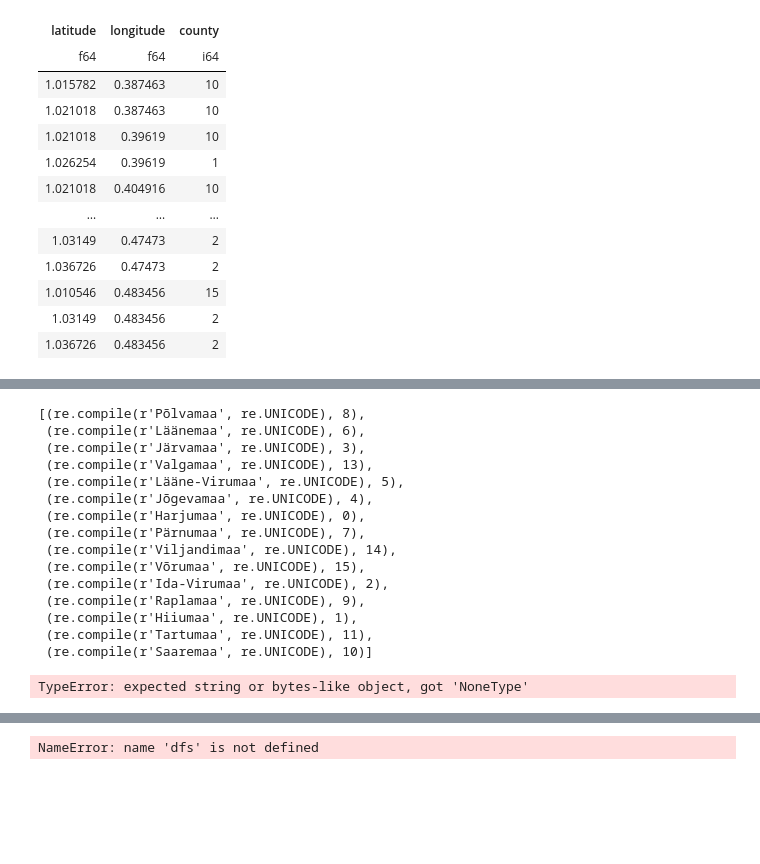
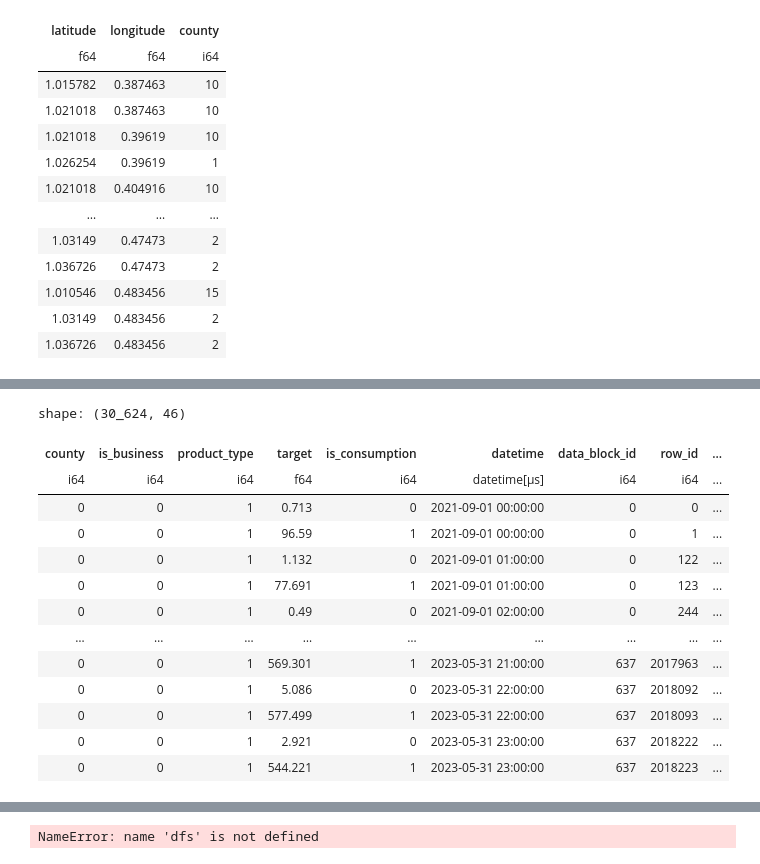
Before and after one commit to pabbuen/TFG-ProduccionElectrica, a Jupyter notebook: codigo/notebooks/preprocessing.ipynb, the cells around one changed output, grey strips where cells are left out. Saved outputs shown, nothing was run; the diff lists cells and outputs as text; code cells hidden in the pictures; blank space fills up the shorter version.

```diff
--- a/codigo/notebooks/preprocessing.ipynb
+++ b/codigo/notebooks/preprocessing.ipynb
@@ -240,29 +208,6 @@ class DataProcessor:
         self.hw_join = [ "county", "datetime"]
         self.client_join = ["product_type", "county", "is_business", "date"]
         self.lat_lon = ["latitude", "longitude"]
-
-    def create_dict(self, lon_lat_dataframe: pl.DataFrame):
-        # Se inicializa el diccionario de re
-        re_dict = Regex_dict()
-
-        # Se eliminan los valores núlos del dataframe
-        lon_lat_dataframe = lon_lat_dataframe.drop_nulls()
-        cols = "county_name", "county"
-
-        if (cols[0] in lon_lat_dataframe) and (cols[1] in lon_lat_dataframe):
-            # Se obtiene un array con los nombres y números de cada condado
-            counties = lon_lat_dataframe[cols].unique().to_numpy()
-
-            # Se añade los nombres y números al diccionario
-            for county_name, county in counties:
-                re_dict.add(county_name, county)
-
-        else:
-            raise RuntimeError(
-                "No existen las columnas \"county_name\" y/o \"county\" en el dataframe"
-            )
-
-        return re_dict
 
     def add_counties(self, df: pl.DataFrame, stations: pl.DataFrame):
         # Se seleccionan los datos requeridos
@@ -275,7 +220,6 @@ class DataProcessor:
             pl.col("latitude").radians().alias("lat_rad"),
             pl.col("longitude").radians().alias("lon_rad")
         )
-
 
         wthr_stations = stations.drop_nulls()
         wthr_stations = wthr_stations[
@@ -353,16 +297,20 @@ class DataProcessor:
         )
         return self.change_names(df, "_client", self.client_join)
 
+    def get_hw_means(self, data: pl.DataFrame) -> pl.DataFrame:
+        data = data.group_by(
+        ["datetime", "county"], maintain_order=True
+        ).agg(pl.all().mean())
+        return data
+
     def get_hist_weather_features(self, hw_df: pl.DataFrame, ws_df: pl.DataFrame):
         df = self.to_datetime(hw_df, "datetime")
 
         df = self.add_counties(df, ws_df)
+        df = self.get_hw_means(df)
         df = self.change_names(df, "_hw", self.hw_join)
 
         return df
-
-    def get_forecast_weather_features(self, fw_df):
-        return None
 
     def get_electricity_features(self, ep_df: pl.DataFrame):
         # str to datetime
@@ -415,9 +363,6 @@ class DataProcessor:
 
     def __call__(self, df_dict: dict):
 
-        # Counties dict
-        #self.county_dict = self.create_dict(df_dict["weather_station"])
-
         data = self.get_data_features(df_dict["train"])
         gas_p = self.get_gas_features(df_dict["gas_prices"])
         el_p = self.get_electricity_features(df_dict["electricity_prices"])
@@ -473,22 +401,21 @@ shape: (112, 4)
-# %%
-dp = DataProcessor()
-
-result = dp(dfs)
-result
-# %% [output]
-[(re.compile(r'Põlvamaa', re.UNICODE), 8),
- (re.compile(r'Läänemaa', re.UNICODE), 6),
- (re.compile(r'Järvamaa', re.UNICODE), 3),
- (re.compile(r'Valgamaa', re.UNICODE), 13),
- (re.compile(r'Lääne-Virumaa', re.UNICODE), 5),
- (re.compile(r'Jõgevamaa', re.UNICODE), 4),
- (re.compile(r'Harjumaa', re.UNICODE), 0),
- (re.compile(r'Pärnumaa', re.UNICODE), 7),
- (re.compile(r'Viljandimaa', re.UNICODE), 14),
- (re.compile(r'Võrumaa', re.UNICODE), 15),
- (re.compile(r'Ida-Virumaa', re.UNICODE), 2),
- (re.compile(r'Raplamaa', re.UNICODE), 9),
- (re.compile(r'Hiiumaa', re.UNICODE), 1),
- (re.compile(r'Tartumaa', re.UNICODE), 11),
- (re.compile(r'Saaremaa', re.UNICODE), 10)]
-TypeError: expected string or bytes-like object, got 'NoneType'
+# %%
+res.filter(
+    (pl.col("county") == 0) &
+    (pl.col("product_type") == 1) &
+    (pl.col("is_business") == 0)
+)
+# %% [output]
+shape: (30_624, 46)
+| county | is_business | product_type | target | is_consumption | datetime | data_block_id | row_id | ... |
+| i64 | i64 | i64 | f64 | i64 | datetime[μs] | i64 | i64 | ... |
+| 0 | 0 | 1 | 0.713 | 0 | 2021-09-01 00:00:00 | 0 | 0 | ... |
+| 0 | 0 | 1 | 96.59 | 1 | 2021-09-01 00:00:00 | 0 | 1 | ... |
+| 0 | 0 | 1 | 1.132 | 0 | 2021-09-01 01:00:00 | 0 | 122 | ... |
+| 0 | 0 | 1 | 77.691 | 1 | 2021-09-01 01:00:00 | 0 | 123 | ... |
+| 0 | 0 | 1 | 0.49 | 0 | 2021-09-01 02:00:00 | 0 | 244 | ... |
+| … | … | … | … | … | … | … | … | ... |
+| 0 | 0 | 1 | 569.301 | 1 | 2023-05-31 21:00:00 | 637 | 2017963 | ... |
+| 0 | 0 | 1 | 5.086 | 0 | 2023-05-31 22:00:00 | 637 | 2018092 | ... |
+| 0 | 0 | 1 | 577.499 | 1 | 2023-05-31 22:00:00 | 637 | 2018093 | ... |
+| 0 | 0 | 1 | 2.921 | 0 | 2023-05-31 23:00:00 | 637 | 2018222 | ... |
+| 0 | 0 | 1 | 544.221 | 1 | 2023-05-31 23:00:00 | 637 | 2018223 | ... |
```
Also changed, not shown: parts of 12 cells of this notebook.
